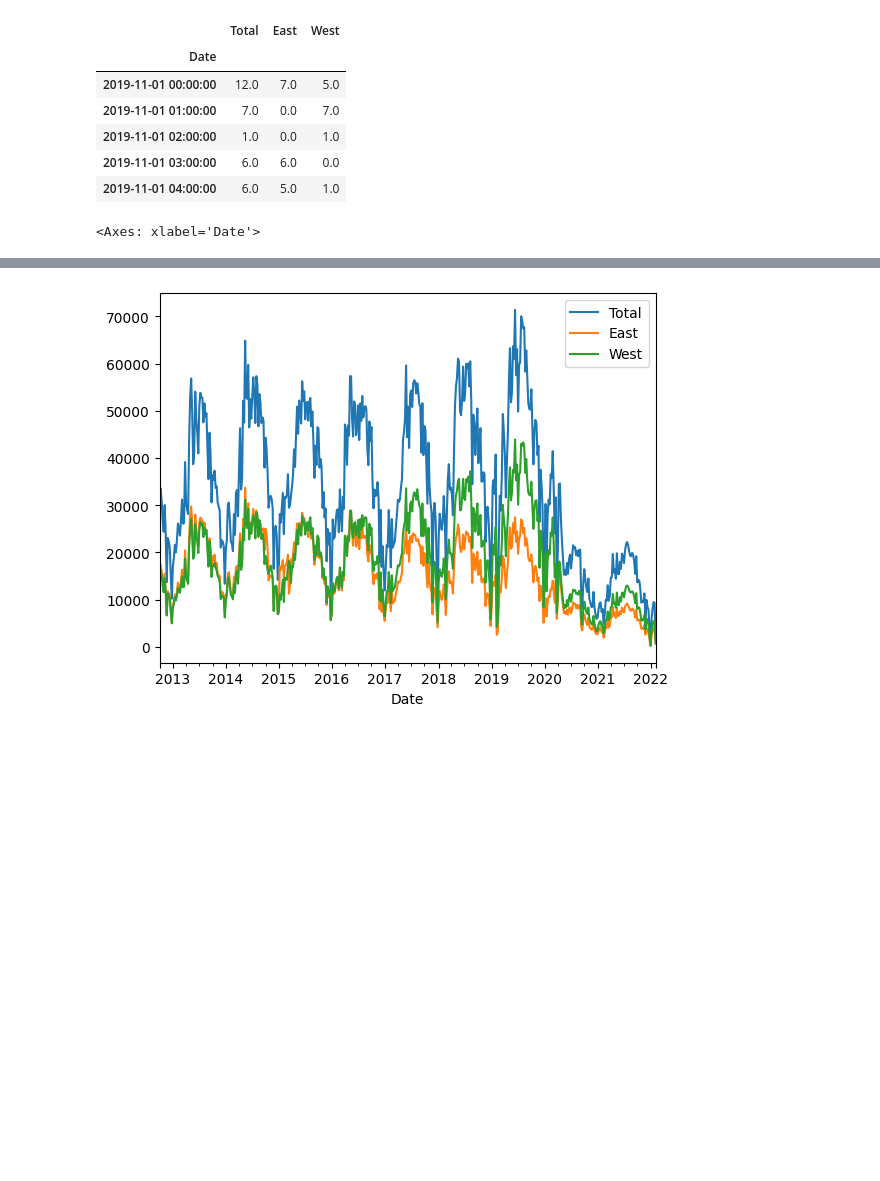
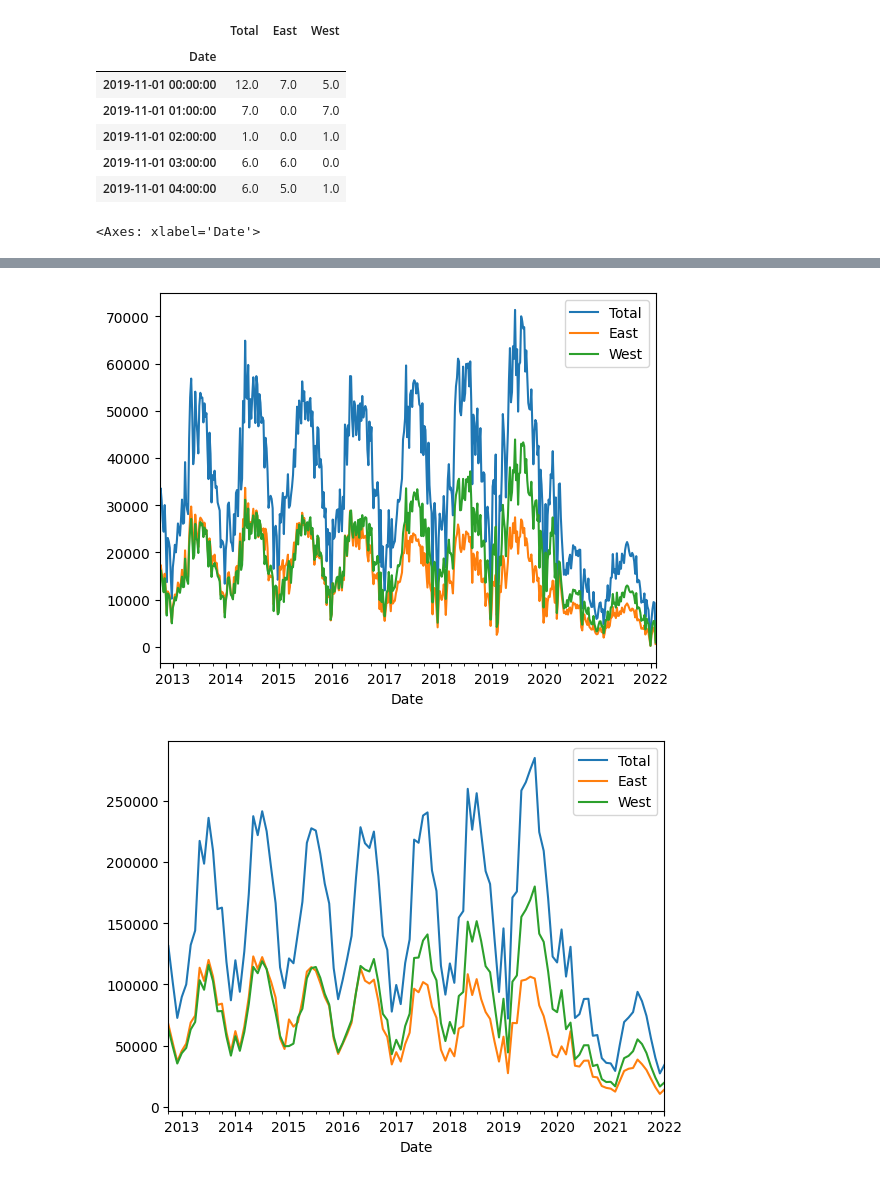
Before and after one commit to HYLee810/projectmanager, a Jupyter notebook: 유재명_강사_통계_실습_2.ipynb, the cells around one changed output, grey strips where cells are left out. Drawn from its saved outputs; the diff is of its cells as text; code cells hidden in the pictures; blank space fills up the shorter version.

```diff
--- a/유재명_강사_통계_실습_2.ipynb
+++ b/유재명_강사_통계_실습_2.ipynb
@@ -117,8 +117,10 @@ data.head()
 | 2019-11-01 04:00:00 | 6.0 | 5.0 | 1.0 |
 # %%
 data.plot()
-data.resample('W').sum().plot()
+data.resample('W').sum().plot() # 주 단위
+data.resample('M').sum().plot() # 월 단위
 # %% [output]
 <Axes: xlabel='Date'>
 [figure]
 [figure]
+[figure, added]
```
Also changed, not shown: parts of 30 cells of this notebook.
